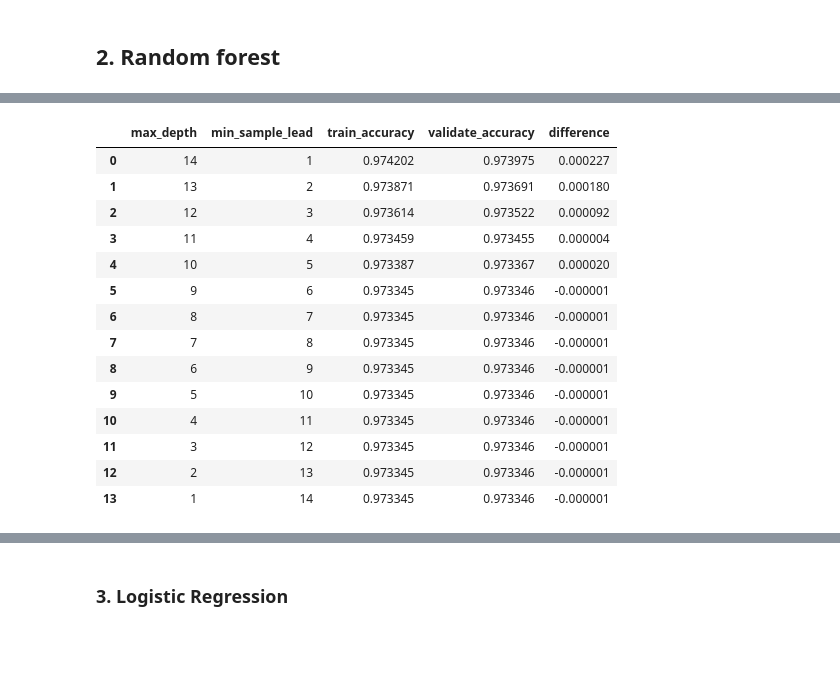
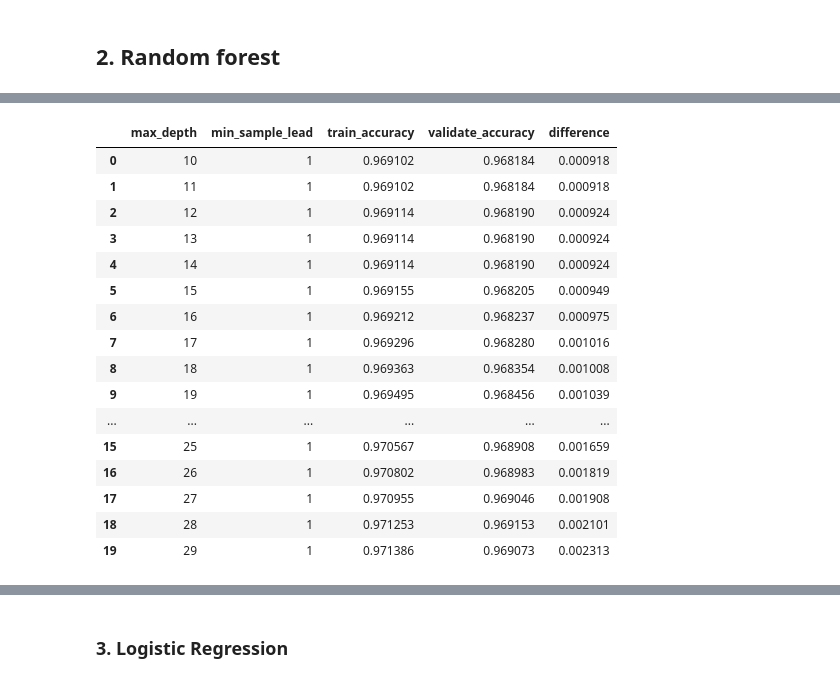
Before and after one commit to Chenchen070/Individual_project, a Jupyter notebook: traffic_violation_contributed_to_accident.ipynb, the cells around one changed output, grey strips where cells are left out. Saved outputs shown, nothing was run; the diff lists cells and outputs as text; code cells hidden in the pictures; blank space fills up the shorter version.

```diff
--- a/traffic_violation_contributed_to_accident.ipynb
+++ b/traffic_violation_contributed_to_accident.ipynb
@@ -331,10 +412,10 @@ baseline accuracy on train set: 97.33%
 # %%
-x_train = train[['Violation Type','Personal Injury','day_of_week','Property Damage','hour']]
+x_train = train[['Race','day_of_week', 'hour','SubAgency','month']]
 y_train = train[['Contributed To Accident']]
-x_validate = validate[['Violation Type','Personal Injury','day_of_week','Property Damage','hour']]
+x_validate = validate[['Race','day_of_week', 'hour','SubAgency','month']]
 y_validate = validate[['Contributed To Accident']]
-x_test = validate[['Violation Type','Personal Injury','day_of_week','Property Damage','hour']]
-y_test = validate[['Contributed To Accident']]
+x_test = test[['Race','day_of_week', 'hour','SubAgency','month']]
+y_test = test[['Contributed To Accident']]
 
 x_train = pd.get_dummies(x_train, drop_first=True)
 y_train = pd.get_dummies(y_train, drop_first=True)
@@ -344,7 +425,7 @@ x_test = pd.get_dummies(x_test, drop_first=True)
 y_test = pd.get_dummies(y_test, drop_first=True)
 # %%
 # step 1: Creat your recipe
-tree = DecisionTreeClassifier(max_depth = 8)
+tree = DecisionTreeClassifier(max_depth = 10)
 
 # Step 2: Fit your model to your in-sample data (train)
 tree.fit(x_train, y_train)
@@ -369,6 +495,6 @@ Accuracy of decision tree (max_depth=8) classifier on train set: 97.43%
 # %%
 metrics = []
-for i in range(1, 10):
+for i in range(1, 16):
     # Make the model
     tree = DecisionTreeClassifier(max_depth=i, random_state=123)
 
@@ -389,8 +515,8 @@ for i in range(1, 10):
 
     metrics.append(output)
 
-df = pd.DataFrame(metrics)
-df["difference"] = df.train_accuracy - df.validate_accuracy
-df
+tree_mc = pd.DataFrame(metrics)
+tree_mc["difference"] = tree_mc.train_accuracy - tree_mc.validate_accuracy
+tree_mc
 # %% [output]
 |  | max_depth | train_accuracy | validate_accuracy | difference |
@@ -419,8 +551,8 @@ plt.show()
 ## 2. Random forest
 # %%
 from sklearn.ensemble import RandomForestClassifier
-rf = RandomForestClassifier(max_depth=11,
-                            min_samples_leaf=4,
+rf = RandomForestClassifier(max_depth=28,
+                            min_samples_leaf=1,
                             random_state=123)
 rf.fit(x_train, y_train)
 predictions2 = rf.predict(x_train)
@@ -443,41 +621,43 @@ Accuracy of random forest (max_depth=9) classifier on train set: 97.35%
 # %%
 metrics = []
-
-for i in range(1,15):
-    rf = RandomForestClassifier(max_depth=(15-i),
-                            min_samples_leaf=i,
+# .sample(10000, random_state=123)
+for i in range(10,30):
+    rf = RandomForestClassifier(max_depth=(i),
+                            min_samples_leaf=1,
                             random_state=123)
 
     rf = rf.fit(x_train, y_train)
 
     in_sample_accuracy = rf.score(x_train, y_train)
 
     out_of_sample_accuracy = rf.score(x_validate, y_validate)
 
-    output = {"max_depth": (15-i),"min_sample_lead" :i,
+    output = {"max_depth": (i),"min_sample_lead" :1,
         "train_accuracy": in_sample_accuracy,
         "validate_accuracy": out_of_sample_accuracy}
 
     metrics.append(output)
 
-df = pd.DataFrame(metrics)
-df["difference"] = df.train_accuracy - df.validate_accuracy
-df
+rf_mc = pd.DataFrame(metrics)
+rf_mc["difference"] = rf_mc.train_accuracy - rf_mc.validate_accuracy
+rf_mc
 # %% [output]
 |  | max_depth | min_sample_lead | train_accuracy | validate_accuracy | difference |
-| 0 | 14 | 1 | 0.974202 | 0.973975 | 0.000227 |
-| 1 | 13 | 2 | 0.973871 | 0.973691 | 0.000180 |
-| 2 | 12 | 3 | 0.973614 | 0.973522 | 0.000092 |
-| 3 | 11 | 4 | 0.973459 | 0.973455 | 0.000004 |
-| 4 | 10 | 5 | 0.973387 | 0.973367 | 0.000020 |
-| 5 | 9 | 6 | 0.973345 | 0.973346 | -0.000001 |
-| 6 | 8 | 7 | 0.973345 | 0.973346 | -0.000001 |
-| 7 | 7 | 8 | 0.973345 | 0.973346 | -0.000001 |
-| 8 | 6 | 9 | 0.973345 | 0.973346 | -0.000001 |
-| 9 | 5 | 10 | 0.973345 | 0.973346 | -0.000001 |
-| 10 | 4 | 11 | 0.973345 | 0.973346 | -0.000001 |
-| 11 | 3 | 12 | 0.973345 | 0.973346 | -0.000001 |
-| 12 | 2 | 13 | 0.973345 | 0.973346 | -0.000001 |
-| 13 | 1 | 14 | 0.973345 | 0.973346 | -0.000001 |
+| 0 | 10 | 1 | 0.969102 | 0.968184 | 0.000918 |
+| 1 | 11 | 1 | 0.969102 | 0.968184 | 0.000918 |
+| 2 | 12 | 1 | 0.969114 | 0.968190 | 0.000924 |
+| 3 | 13 | 1 | 0.969114 | 0.968190 | 0.000924 |
+| 4 | 14 | 1 | 0.969114 | 0.968190 | 0.000924 |
+| 5 | 15 | 1 | 0.969155 | 0.968205 | 0.000949 |
+| 6 | 16 | 1 | 0.969212 | 0.968237 | 0.000975 |
+| 7 | 17 | 1 | 0.969296 | 0.968280 | 0.001016 |
+| 8 | 18 | 1 | 0.969363 | 0.968354 | 0.001008 |
+| 9 | 19 | 1 | 0.969495 | 0.968456 | 0.001039 |
+| ... | ... | ... | ... | ... | ... |
+| 15 | 25 | 1 | 0.970567 | 0.968908 | 0.001659 |
+| 16 | 26 | 1 | 0.970802 | 0.968983 | 0.001819 |
+| 17 | 27 | 1 | 0.970955 | 0.969046 | 0.001908 |
+| 18 | 28 | 1 | 0.971253 | 0.969153 | 0.002101 |
+| 19 | 29 | 1 | 0.971386 | 0.969073 | 0.002313 |
 # %%
 plt.figure(figsize=(12, 6))
```
Also changed, not shown: parts of 89 cells of this notebook.
